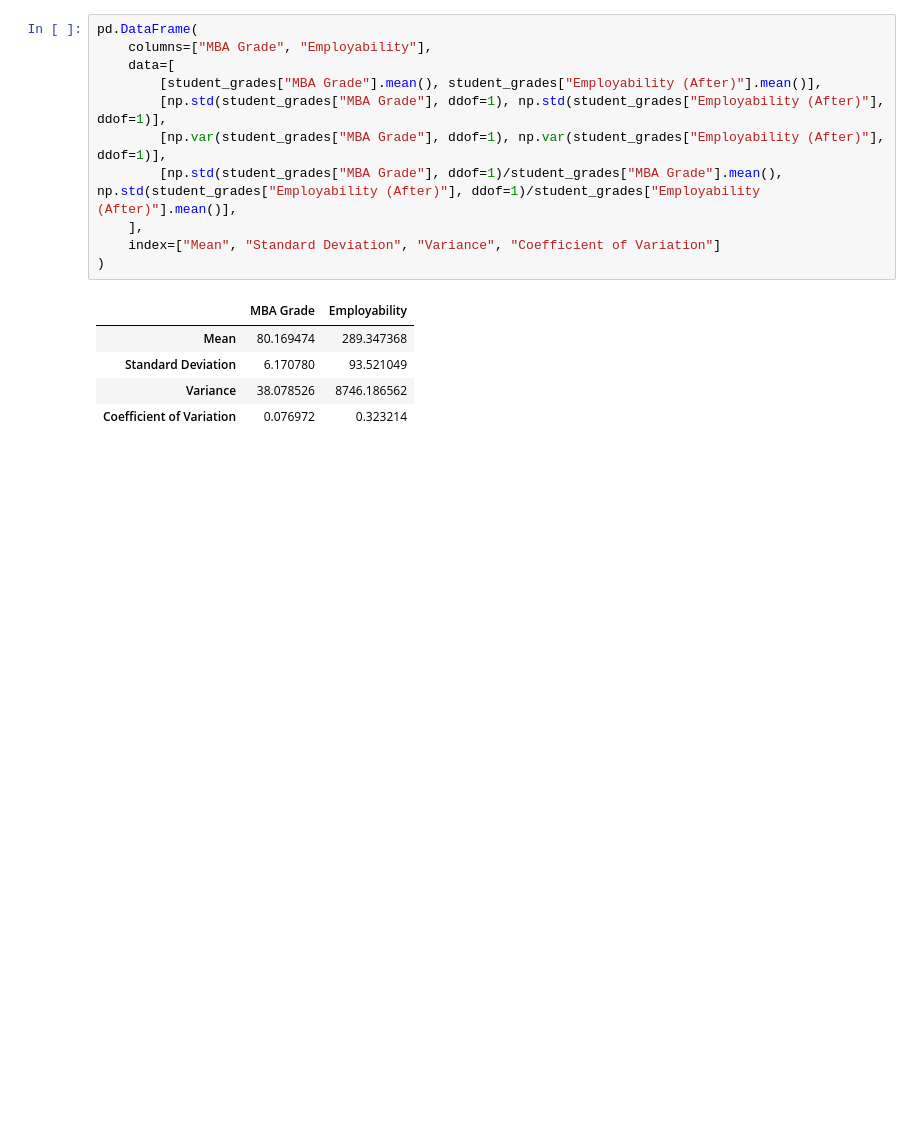
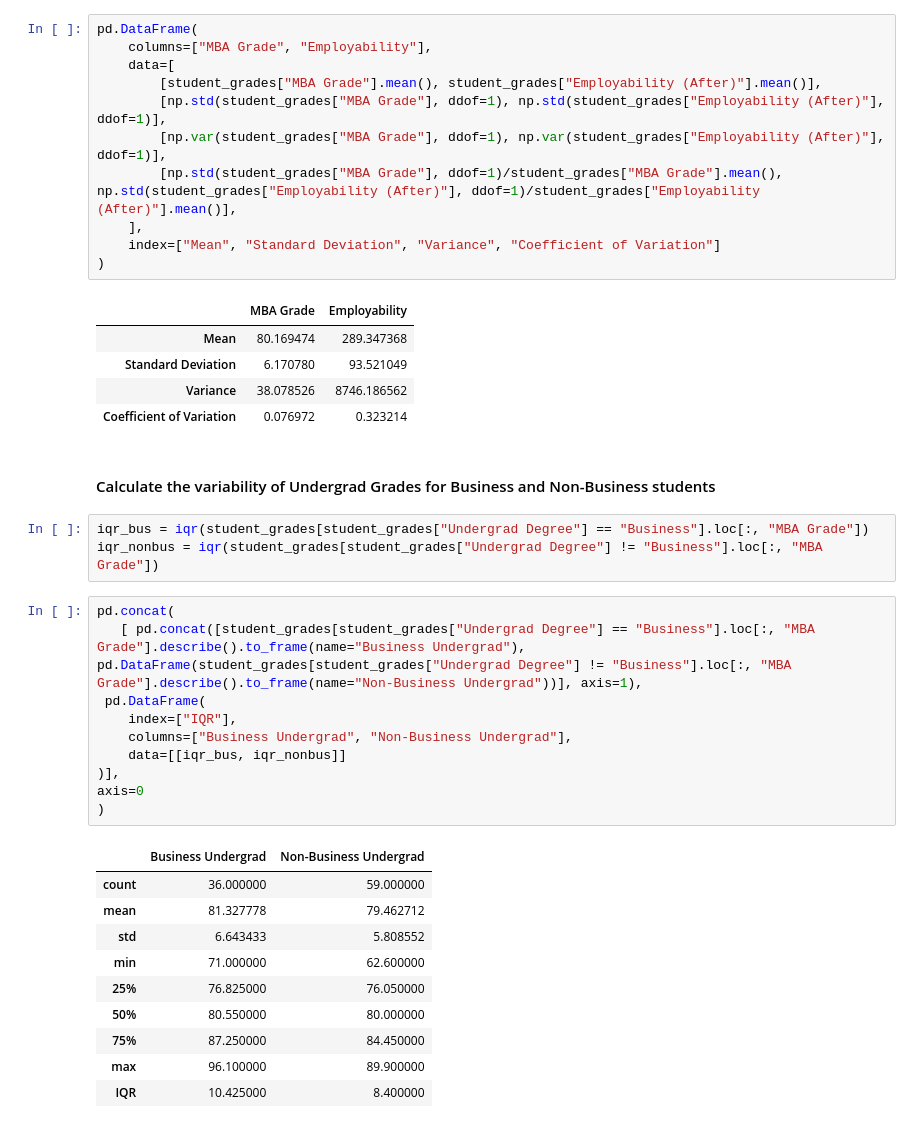
Before and after one commit to MeetPatel89/recruitment_analysis, a Jupyter notebook: notebook.ipynb, the cells around one changed output. Saved outputs shown, nothing was run; the diff lists cells and outputs as text; blank space fills up the shorter version.

```diff
--- a/notebook.ipynb
+++ b/notebook.ipynb
@@ -351,3 +349,29 @@ pd.DataFrame(
 | Standard Deviation | 6.170780 | 93.521049 |
 | Variance | 38.078526 | 8746.186562 |
 | Coefficient of Variation | 0.076972 | 0.323214 |
+# %% [markdown]
+#### Calculate the variability of Undergrad Grades for Business and Non-Business students
+# %%
+iqr_bus = iqr(student_grades[student_grades["Undergrad Degree"] == "Business"].loc[:, "MBA Grade"])
+iqr_nonbus = iqr(student_grades[student_grades["Undergrad Degree"] != "Business"].loc[:, "MBA Grade"])
+# %%
+pd.concat(
+   [ pd.concat([student_grades[student_grades["Undergrad Degree"] == "Business"].loc[:, "MBA Grade"].describe().to_frame(name="Business Undergrad"), pd.DataFrame(student_grades[student_grades["Undergrad Degree"] != "Business"].loc[:, "MBA Grade"].describe().to_frame(name="Non-Business Undergrad"))], axis=1),
+ pd.DataFrame(
+    index=["IQR"],
+    columns=["Business Undergrad", "Non-Business Undergrad"],
+    data=[[iqr_bus, iqr_nonbus]]
+)],
+axis=0
+)
+# %% [output]
+|  | Business Undergrad | Non-Business Undergrad |
+| count | 36.000000 | 59.000000 |
+| mean | 81.327778 | 79.462712 |
+| std | 6.643433 | 5.808552 |
+| min | 71.000000 | 62.600000 |
+| 25% | 76.825000 | 76.050000 |
+| 50% | 80.550000 | 80.000000 |
+| 75% | 87.250000 | 84.450000 |
+| max | 96.100000 | 89.900000 |
+| IQR | 10.425000 | 8.400000 |
```
Also changed, not shown: parts of 2 cells of this notebook.
